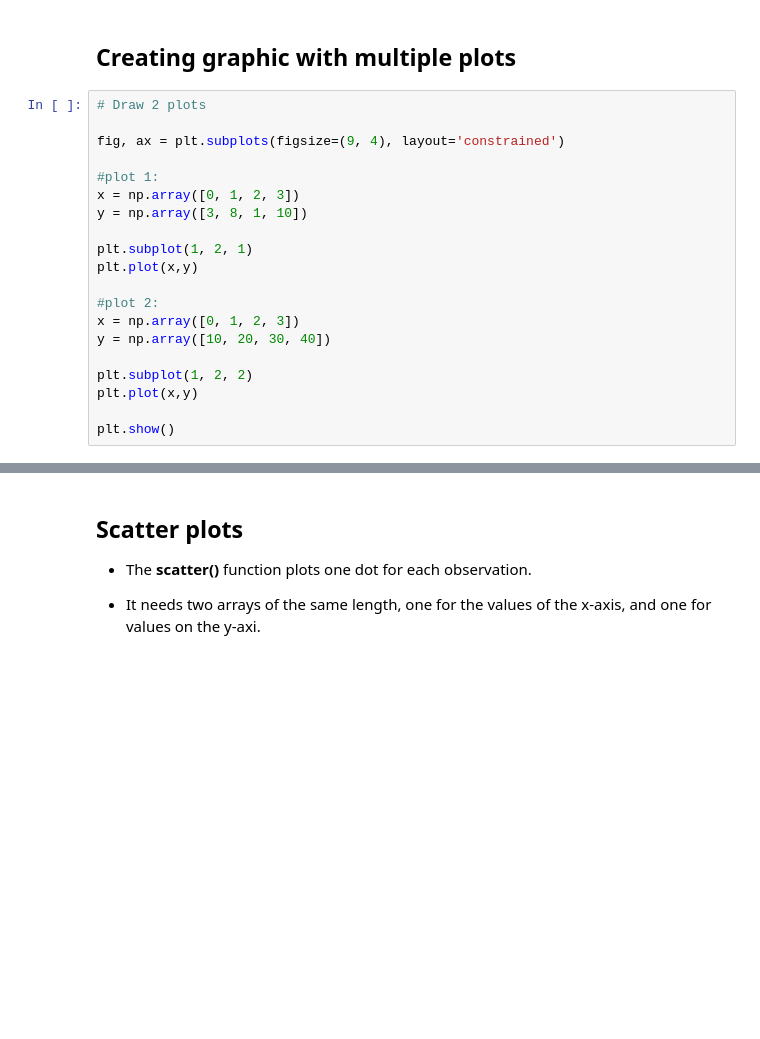
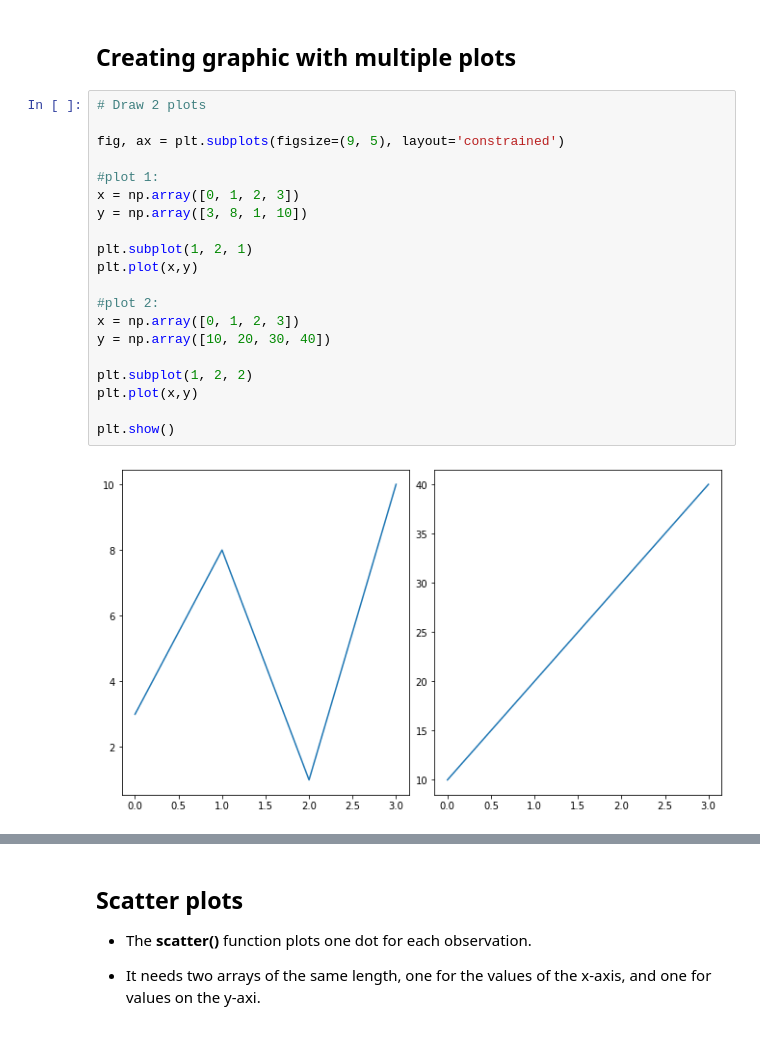
Before and after one commit to jesusossian/mini_python_novamath, a Jupyter notebook: notebooks/matplotlib.ipynb, the cells around one changed output, grey strips where cells are left out. Drawn from its saved outputs; the diff is of its cells as text; blank space fills up the shorter version.

```diff
--- a/notebooks/matplotlib.ipynb
+++ b/notebooks/matplotlib.ipynb
@@ -50,23 +60,25 @@ fig, axs = plt.subplots(1, 2)  # a figure with a 2x2 grid of Axes
 # %%
 # Draw 2 plots
 
-fig, ax = plt.subplots(figsize=(9, 4), layout='constrained')
+fig, ax = plt.subplots(figsize=(9, 5), layout='constrained')
 
 #plot 1:
 x = np.array([0, 1, 2, 3])
 y = np.array([3, 8, 1, 10])
 
 plt.subplot(1, 2, 1)
 plt.plot(x,y)
 
 #plot 2:
 x = np.array([0, 1, 2, 3])
 y = np.array([10, 20, 30, 40])
 
 plt.subplot(1, 2, 2)
 plt.plot(x,y)
 
 plt.show()
+# %% [output]
+[figure, added]
 # %%
 # Draw 2 plots on top of each other
 
```
Also changed, not shown: parts of 27 cells of this notebook, 4 other files.
